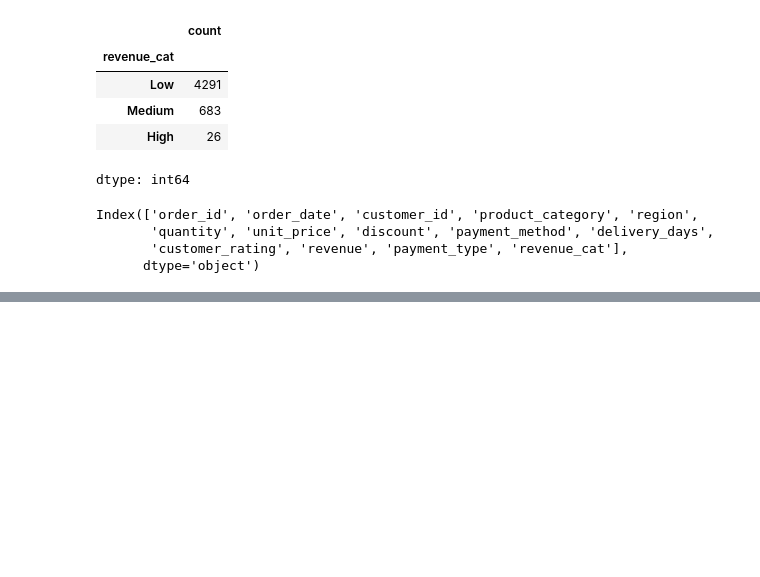
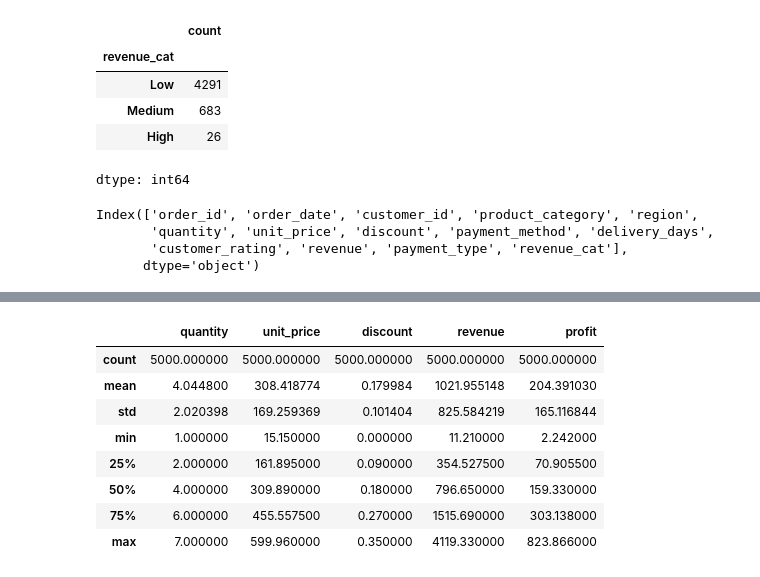
Before and after one commit to Muhammad-Awaix/-ML-Pyhton-Projects, a Jupyter notebook: Bscics_02.ipynb, the cells around one changed output, grey strips where cells are left out. Drawn from its saved outputs; the diff is of its cells as text; code cells hidden in the pictures; blank space fills up the shorter version.

```diff
--- a/Bscics_02.ipynb
+++ b/Bscics_02.ipynb
@@ -125,3 +125,16 @@ df.sample(3)
 | 3496 | 13497 | 2031-07-29 | 1844 | Home | North | 2 | 470.52 | 0.26 | ... |
 | 105 | 10106 | 2022-04-16 | 1269 | Beauty | West | 6 | 572.68 | 0.25 | ... |
 | 3931 | 13932 | 2032-10-06 | 1398 | Electronics | North | 7 | 206.72 | 0.02 | ... |
+# %%
+# First we select the columns, then we ask for the description
+df[['quantity', 'unit_price', 'discount', 'revenue', 'profit']].describe()
+# %% [output]
+|  | quantity | unit_price | discount | revenue | profit |
+| count | 5000.000000 | 5000.000000 | 5000.000000 | 5000.000000 | 5000.000000 |
+| mean | 4.044800 | 308.418774 | 0.179984 | 1021.955148 | 204.391030 |
+| std | 2.020398 | 169.259369 | 0.101404 | 825.584219 | 165.116844 |
+| min | 1.000000 | 15.150000 | 0.000000 | 11.210000 | 2.242000 |
+| 25% | 2.000000 | 161.895000 | 0.090000 | 354.527500 | 70.905500 |
+| 50% | 4.000000 | 309.890000 | 0.180000 | 796.650000 | 159.330000 |
+| 75% | 6.000000 | 455.557500 | 0.270000 | 1515.690000 | 303.138000 |
+| max | 7.000000 | 599.960000 | 0.350000 | 4119.330000 | 823.866000 |
```
Also changed, not shown: parts of 17 cells of this notebook.
